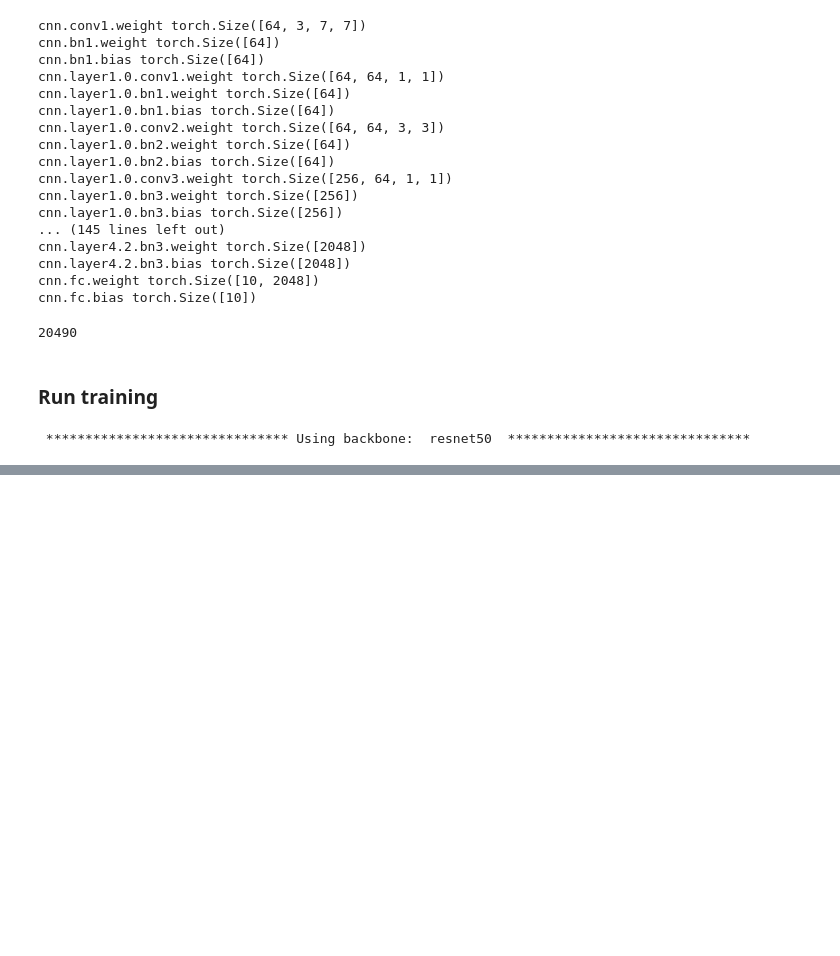
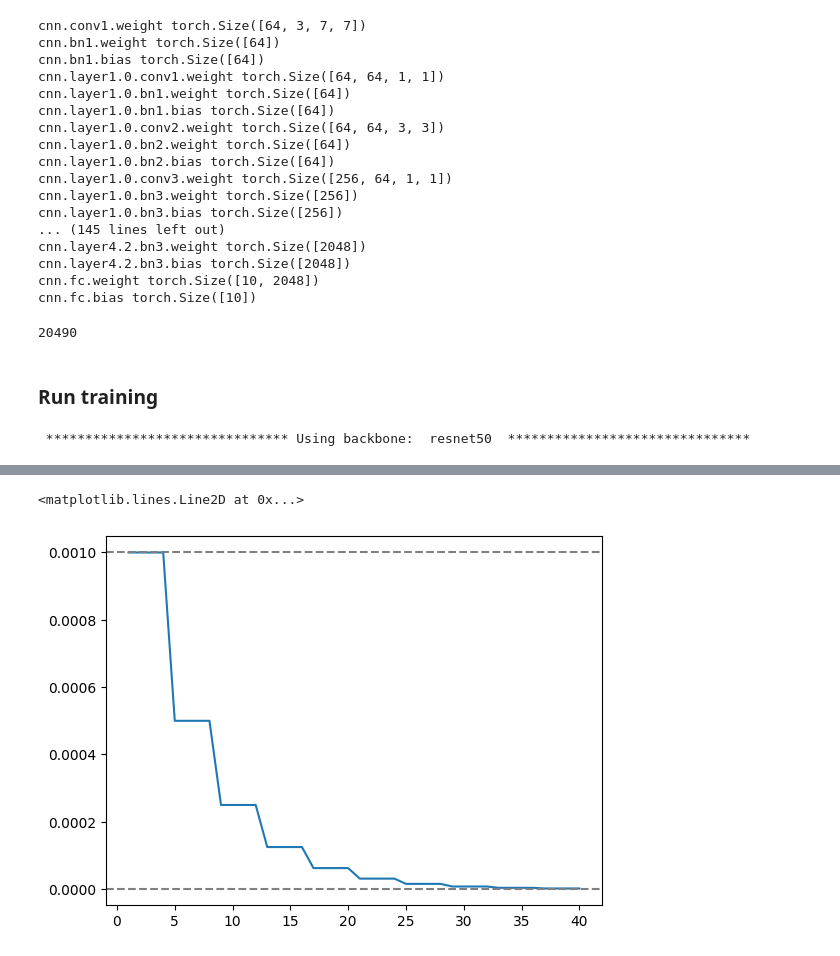
Before and after one commit to 00015775/learning-lab, a Jupyter notebook: pytorch/notebooks/03_experiment_timm_cont.ipynb, the cells around one changed output, grey strips where cells are left out. Cells and saved outputs as stored; diff of their text form; code cells hidden in the pictures; blank space fills up the shorter version.

```diff
--- a/pytorch/notebooks/03_experiment_timm_cont.ipynb
+++ b/pytorch/notebooks/03_experiment_timm_cont.ipynb
@@ -720,0 +802,7 @@ KeyboardInterrupt:
+# %%
+plt.plot(epochs_range, LR_history)
+plt.axhline(0, linestyle="dashed", color="grey")
+plt.axhline(CFG.LEARNING_RATE, linestyle="dashed", color="grey")
+# %% [output]
+<matplotlib.lines.Line2D at 0x...>
+[figure, added]
```
Also changed, not shown: parts of 21 cells of this notebook.
